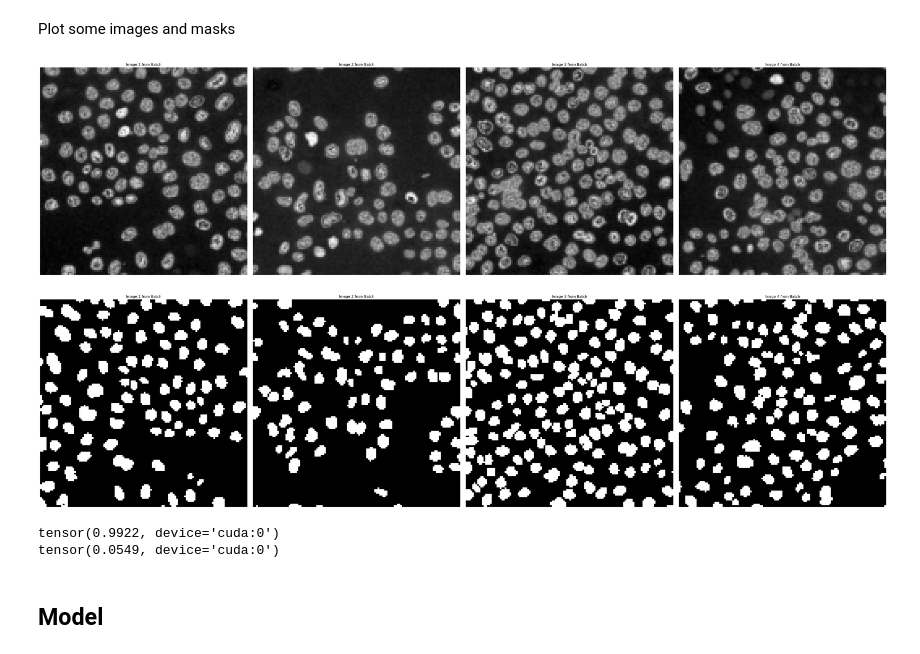
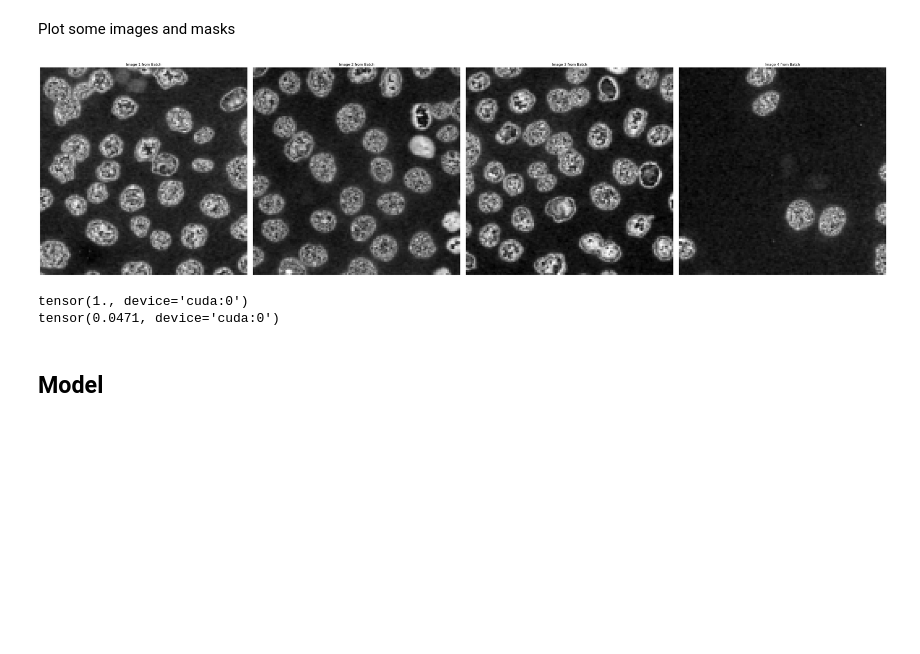
Before and after one commit to elonvg/Slot-Attention-Transformer, a Jupyter notebook: Notebook slotattn test.ipynb, the cells around one changed output. Saved outputs shown, nothing was run; the diff lists cells and outputs as text; code cells hidden in the pictures; blank space fills up the shorter version.

```diff
--- a/Notebook slotattn test.ipynb
+++ b/Notebook slotattn test.ipynb
@@ -54,7 +54,7 @@ IMG_SIZE = 128
 IMG_C = 1
 IMG_HEIGHT = IMG_SIZE
 IMG_WIDTH = IMG_SIZE
-CROP_SIZE = 512
+CROP_SIZE = 256
 CROP_HEIGHT = CROP_SIZE
 CROP_WIDTH = CROP_SIZE
 CROP_SIZE = (CROP_HEIGHT, CROP_WIDTH)
@@ -68,7 +68,7 @@ DIM_HEAD = 16
 SLOT_ITERATIONS = 2
 HIDDEN_DIM = 32
 TEMPERATURE = 0.5
-DECODER_FEATURES = [64, "up", 32, "up", 32]
+DECODER_FEATURES = [64, 32, "up" 32]
 
 LAMBDA_AUX = 0
 # %% [output]
@@ -140,19 +140,18 @@ Plot some images and masks
 # %%
 images, masks = next(iter(train_loader))
 images = images.to(DEVICE)
 
 num_imgs = 4
 
 show_images(images, num_imgs)
-show_images(masks, num_imgs)
+# show_images(masks, num_imgs)
 
 print(torch.max(images))
 print(torch.min(images))
 # %% [output]
-[figure, old version]
+[figure, new version]
-[figure, removed]
-tensor(0.9922, device='cuda:0')
-tensor(0.0549, device='cuda:0')
+tensor(1., device='cuda:0')
+tensor(0.0471, device='cuda:0')
 # %% [markdown]
 ## Model
 # %%
```
Also changed, not shown: parts of 2 cells of this notebook, 1 other file.
